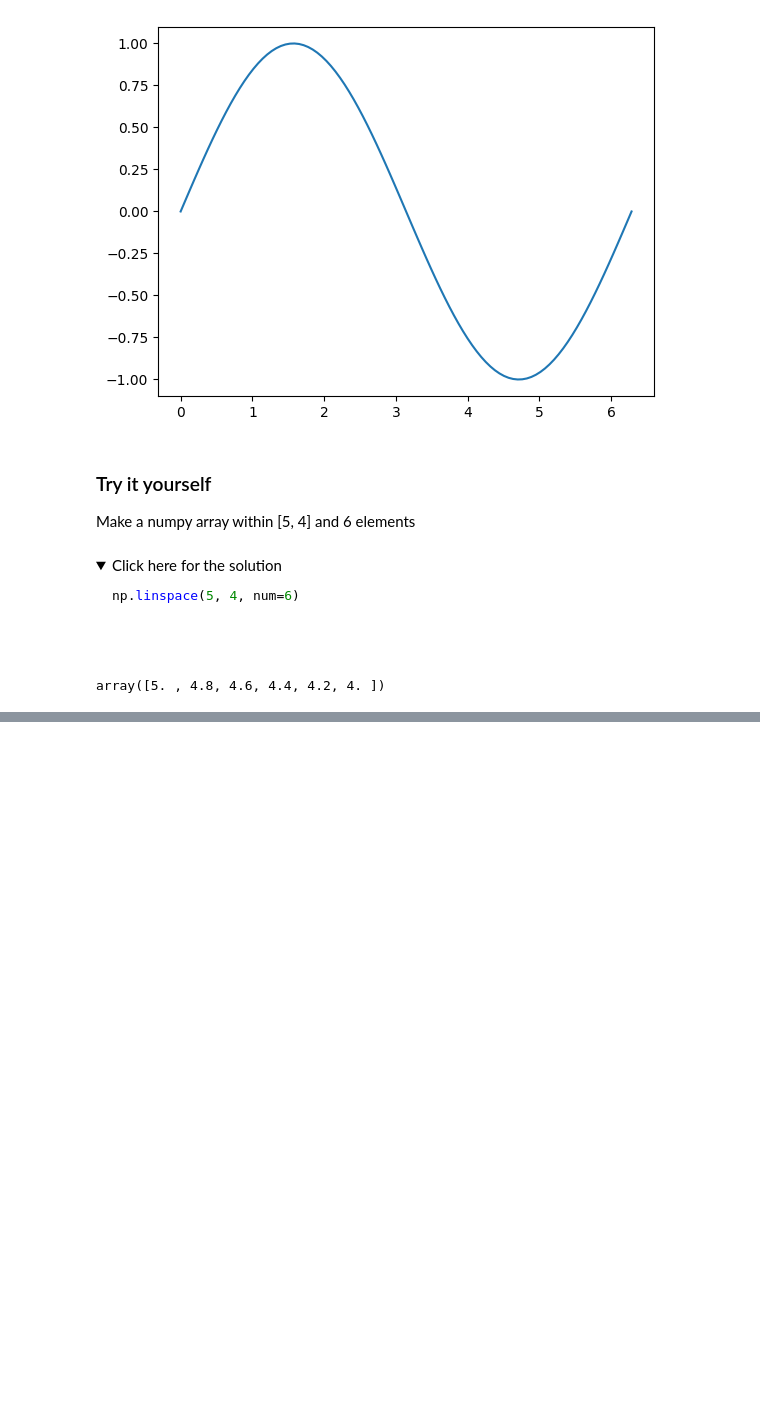
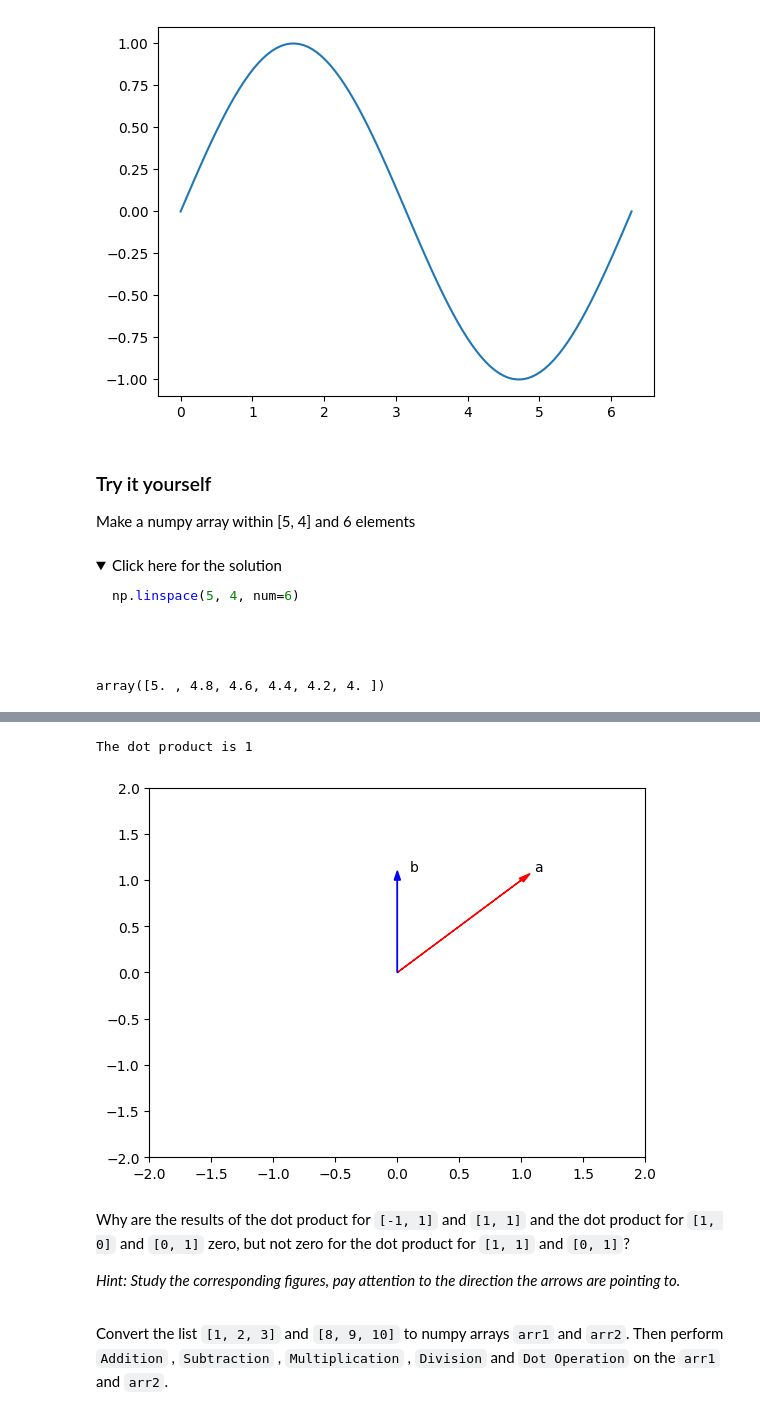
Before and after one commit to Matinnorouzi2023/data-science, a Jupyter notebook: 1D_Numpy_in_Python.ipynb, the cells around one changed output, grey strips where cells are left out. Cells and saved outputs as stored; diff of their text form; code cells hidden in the pictures; folded sections open; blank space fills up the shorter version.

```diff
--- a/1D_Numpy_in_Python.ipynb
+++ b/1D_Numpy_in_Python.ipynb
@@ -814,0 +987,10 @@ array([5. , 4.8, 4.6, 4.4, 4.2, 4. ])
+# %%
+a = np.array([1, 1])
+b = np.array([0, 1])
+Plotvec2(a, b)
+print("The dot product is", np.dot(a, b))
+# %% [output]
+The dot product is 1
+[figure, added]
+# %% [markdown]
+Why are the results of the dot product for <code>\[-1, 1]</code> and <code>\[1, 1]</code> and the dot product for <code>\[1, 0]</code> and <code>\[0, 1]</code> zero, but not zero for the dot product for <code>\[1, 1]</code> and <code>\[0, 1]</code>? <p><i>Hint: Study the corresponding figures, pay attention to the direction the arrows are pointing to.</i></p>
@@ -814,0 +999,2 @@ array([5. , 4.8, 4.6, 4.4, 4.2, 4. ])
+# %% [markdown]
+Convert the list <code>\[1, 2, 3]</code> and <code>\[8, 9, 10]</code> to numpy arrays <code>arr1</code> and <code>arr2</code>. Then perform <code>Addition</code> , <code>Subtraction</code> , <code>Multiplication</code> , <code>Division</code> and <code>Dot Operation</code> on the <code>arr1</code> and <code>arr2</code>.
```
Also changed, not shown: parts of 40 cells of this notebook.
